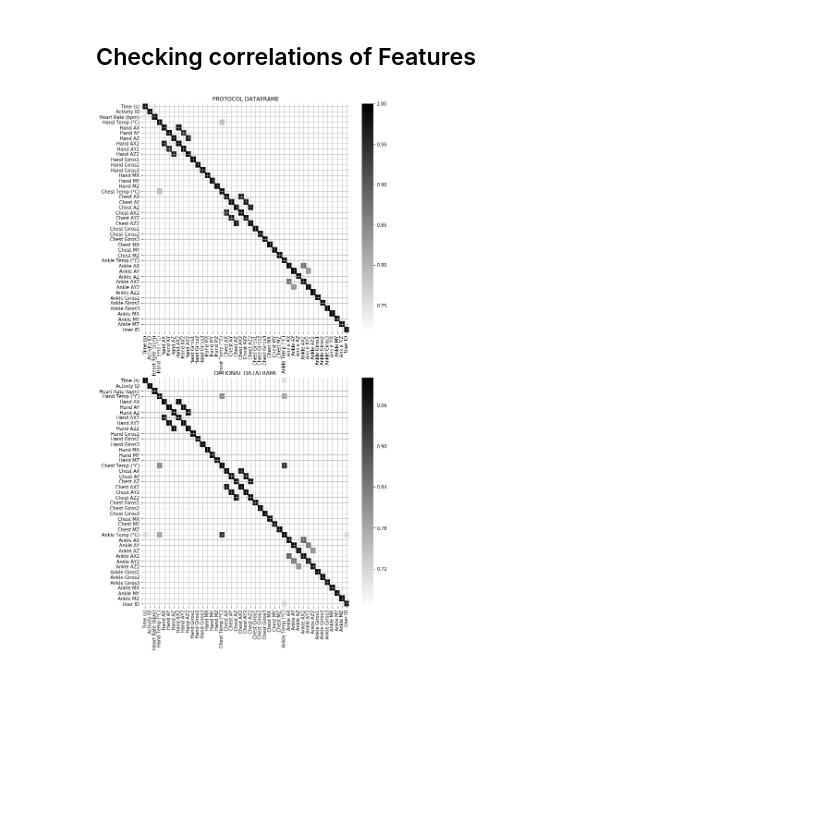
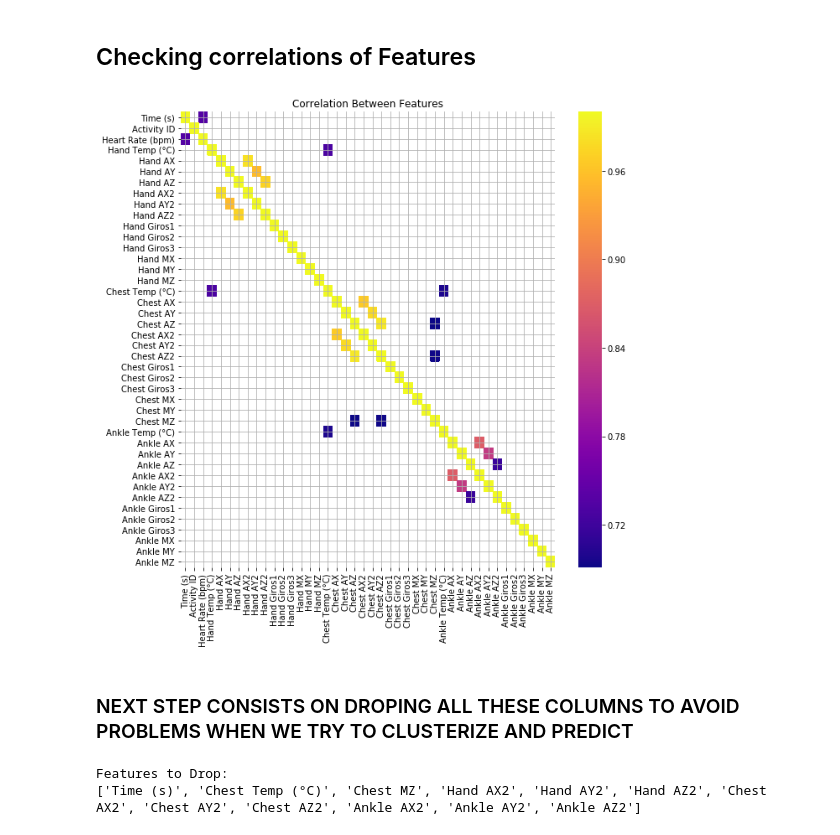
Before and after one commit to ijcernicharo/datamad18_ijcernicharo, a Jupyter notebook: final-project/my_project/FINAL PROJECT.ipynb, the cells around one changed output. Cells and saved outputs as stored; diff of their text form; code cells hidden in the pictures; blank space fills up the shorter version.

```diff
--- a/final-project/my_project/FINAL PROJECT.ipynb
+++ b/final-project/my_project/FINAL PROJECT.ipynb
@@ -520,3 +520,4 @@ df_op_fin = df_op_nona[df_op_nona['Activity ID']!=0].copy()
 ### And Finally lets concatenate OPTIONAL and PROTOCOL dataframes to retrieve the final dataframe to work with
 # %%
 df_f = pd.concat([df_fin,df_op_fin])
+df_f = df_f.reset_index(drop=True)
@@ -522,0 +534,2 @@ df_f = pd.concat([df_fin,df_op_fin])
+# %%
+df_f.drop('User ID',axis=1,inplace=True)
@@ -525,25 +558,17 @@ ___
 # %% [markdown]
 ## Checking correlations of Features
 # %%
-k = abs(df_nona.corr())
-k_op = abs(df_op_nona.corr())
+k = abs(df_f.corr())
 # I filter the data to display only correlations over 0.65 which I stimate as high correlation between Features
-k = k[k>0.65]
-k_op = k_op[k_op>0.65]
+k = k[k>0.6]
-# %%
-fig = plt.figure(figsize=(10,20))
-
-ax = plt.subplot(211)
-sns.heatmap(k,cmap=plt.cm.gray_r,ax=ax)
-ax.grid()
-ax.set_title('PROTOCOL DATAFRAME')
-
-ax = plt.subplot(212)
-sns.heatmap(k_op,cmap=plt.cm.gray_r,ax=ax)
-plt.grid()
-plt.title('OPTIONAL DATAFRAME')
-
-plt.show()
-# %% [output]
-[figure, removed]
+# %%
+plt.figure(figsize=(10,10))
+
+sns.heatmap(k,cmap=plt.cm.plasma)
+plt.grid()
+plt.title('Correlation Between Features')
+
+plt.show()
+# %% [output]
+[figure, added]
 # %%
@@ -554,0 +580,9 @@ plt.show()
+# %% [markdown]
+### NEXT STEP CONSISTS ON DROPING ALL THESE COLUMNS TO AVOID PROBLEMS WHEN WE TRY TO CLUSTERIZE AND PREDICT
+# %%
+columns_to_delete = ['Time (s)','Chest Temp (°C)','Chest MZ']+[item for item in df_f.columns if 'AX2' in item or 'AY2' in item or 'AZ2' in item]
+print('Features to Drop:')
+print(columns_to_delete)
+# %% [output]
+Features to Drop:
+['Time (s)', 'Chest Temp (°C)', 'Chest MZ', 'Hand AX2', 'Hand AY2', 'Hand AZ2', 'Chest AX2', 'Chest AY2', 'Chest AZ2', 'Ankle AX2', 'Ankle AY2', 'Ankle AZ2']
```
Also changed, not shown: parts of 18 cells of this notebook.
